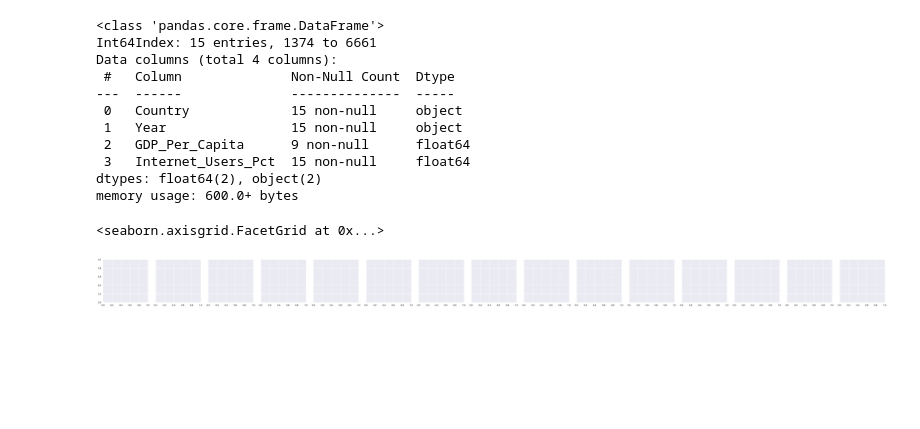
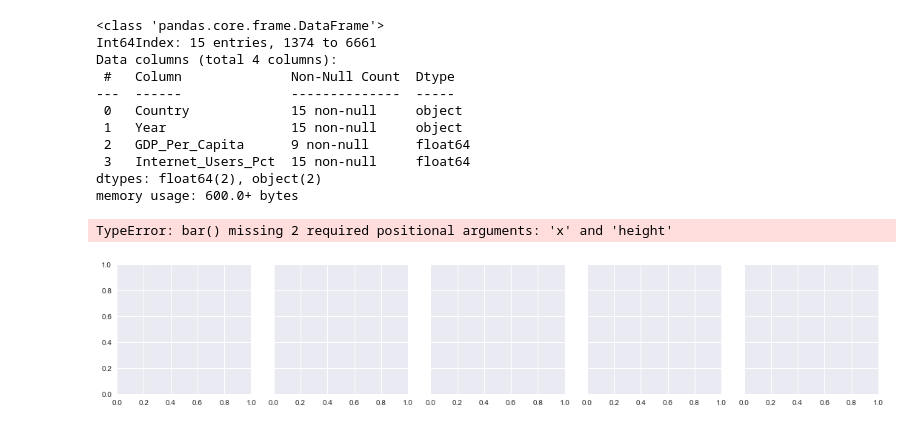
Before and after one commit to megan2/gdp-and-internet-usage-megan2, a Jupyter notebook: gdp_python_workbook.ipynb, the cells around one changed output. Drawn from its saved outputs; the diff is of its cells as text; code cells hidden in the pictures; blank space fills up the shorter version.

```diff
--- a/gdp_python_workbook.ipynb
+++ b/gdp_python_workbook.ipynb
@@ -334,9 +342,9 @@ memory usage: 600.0+ bytes
 # %%
 plt.style.use('seaborn')
 #year=sns.load_dataset
 
-g=sns.FacetGrid(top_5_internet, col ="Country")
-g.map(plt.)
+g=sns.FacetGrid(top_5_internet.sort_values('Country', axis=0), col="Country")
+g.map(plt.bar)
 # %% [output]
-<seaborn.axisgrid.FacetGrid at 0x...>
+TypeError: bar() missing 2 required positional arguments: 'x' and 'height'
-[figure, old version]
+[figure, new version]
```
Also changed, not shown: parts of 13 cells of this notebook.
